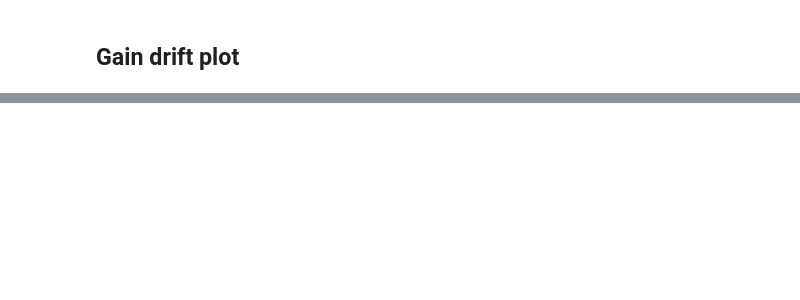
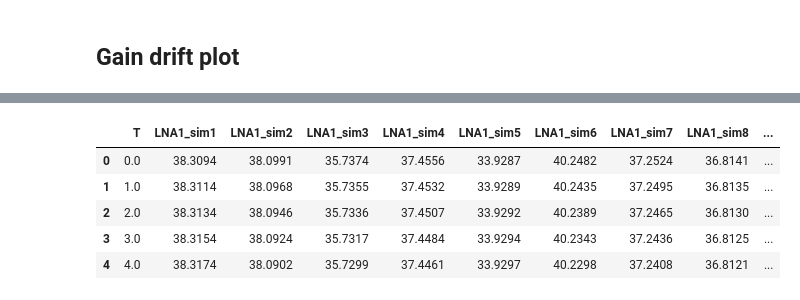
Before and after one commit to BaoTON1701/R-T_BiCMOS_run, a Jupyter notebook: code/Plot_results.ipynb, the cells around one changed output, grey strips where cells are left out. Saved outputs shown, nothing was run; the diff lists cells and outputs as text; code cells hidden in the pictures; blank space fills up the shorter version.

```diff
--- a/code/Plot_results.ipynb
+++ b/code/Plot_results.ipynb
@@ -209,0 +263,3 @@ fix,ax = plt.subplots(figsize=(14, 9))
+# %%
+Gain_drift_MC = pd.read_csv(f"{dir}/Gain_drift_MC_test1.csv")
+Gain_drift_MC.head()
@@ -209,0 +273,25 @@ fix,ax = plt.subplots(figsize=(14, 9))
+# %%
+num_sim = int((np.size(Gain_drift_MC, axis = 1)-1)/2)
+num_type = 2  # LNA1 and LNA2
+col = ['T']
+for i in range(num_type):
+    for j in range(num_sim):
+        col.append(f'LNA{i+1}_sim{j+1}')
+Gain_drift_MC.columns = col
+
+#Test plotting
+fix,ax = plt.subplots(figsize=(14, 9))
+for i in range(num_type):
+    for j in range(num_sim):
+        ax.plot(Gain_drift_MC['T'], Gain_drift_MC[f'LNA{i+1}_sim{j+1}'], label=f'LNA{i+1}_sim{j+1}', lw=1, alpha=0.3 if j>0 else 1, color=colors[i+1])
+ax.set_title(r'\textbf{Gain Drift over Temperature - MC Simulation}', fontsize=25, pad=20)
+ax.set_xlabel(r'\textbf{Temperature} $[^{\circ} C]$', fontsize=20)
+ax.set_ylabel(r'\textbf{Gain (dB)}', fontsize=20)
+ax.tick_params(axis='both', which='major', labelsize=20)
+# %% [output]
+|  | T | LNA1_sim1 | LNA1_sim2 | LNA1_sim3 | LNA1_sim4 | LNA1_sim5 | LNA1_sim6 | LNA1_sim7 | LNA1_sim8 | ... |
+| 0 | 0.0 | 38.3094 | 38.0991 | 35.7374 | 37.4556 | 33.9287 | 40.2482 | 37.2524 | 36.8141 | ... |
+| 1 | 1.0 | 38.3114 | 38.0968 | 35.7355 | 37.4532 | 33.9289 | 40.2435 | 37.2495 | 36.8135 | ... |
+| 2 | 2.0 | 38.3134 | 38.0946 | 35.7336 | 37.4507 | 33.9292 | 40.2389 | 37.2465 | 36.8130 | ... |
+| 3 | 3.0 | 38.3154 | 38.0924 | 35.7317 | 37.4484 | 33.9294 | 40.2343 | 37.2436 | 36.8125 | ... |
+| 4 | 4.0 | 38.3174 | 38.0902 | 35.7299 | 37.4461 | 33.9297 | 40.2298 | 37.2408 | 36.8121 | ... |
```
Also changed, not shown: parts of 10 cells of this notebook, 4 other files.
